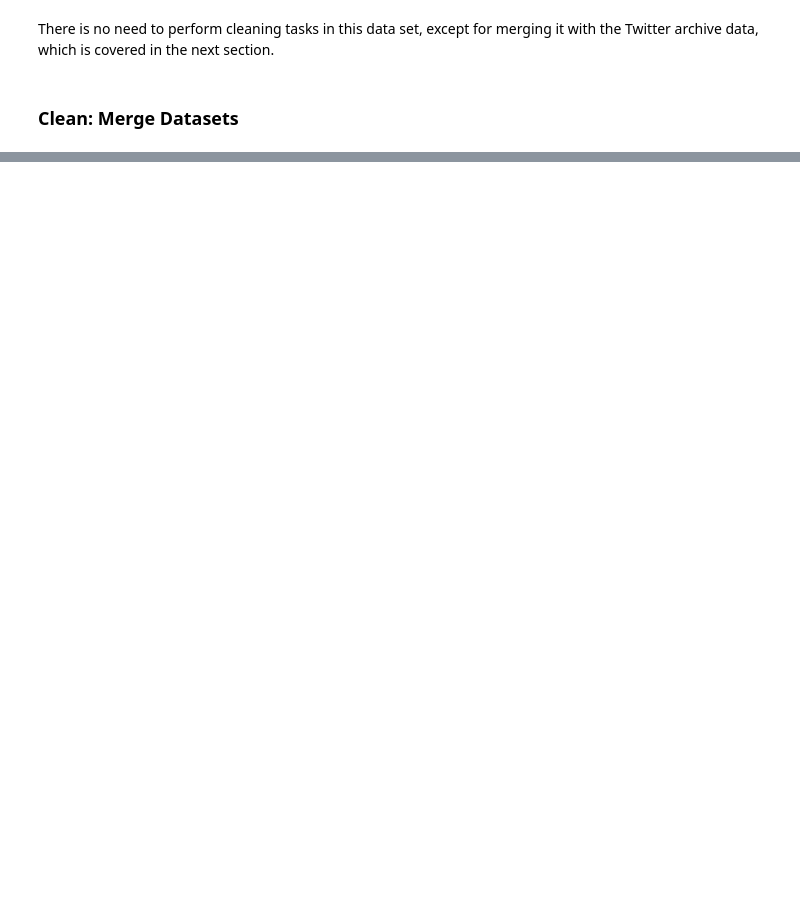
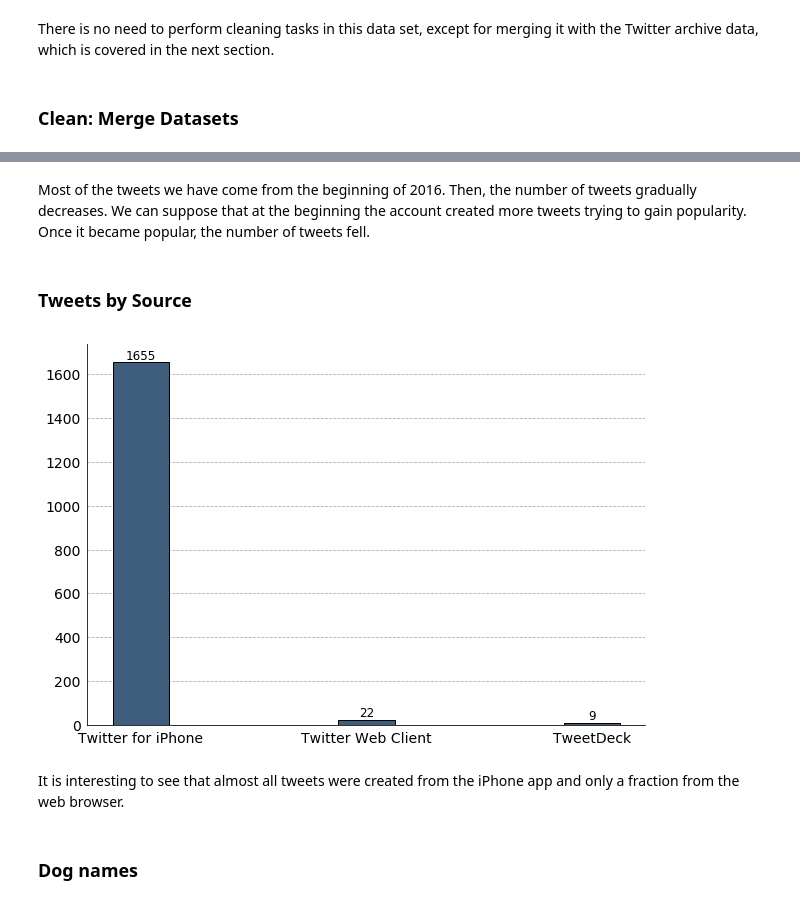
Before and after one commit to stembarb/DA--Wrangle-Analyze-WeRateDogs-Data, a Jupyter notebook: wrangle_act.ipynb, the cells around one changed output, grey strips where cells are left out. Drawn from its saved outputs; the diff is of its cells as text; code cells hidden in the pictures; blank space fills up the shorter version.

```diff
--- a/wrangle_act.ipynb
+++ b/wrangle_act.ipynb
@@ -928,0 +1142,18 @@ Analyze and visualize data using matplotlib.
+# %% [markdown]
+Most of the tweets we have come from the beginning of 2016. Then, the number of tweets gradually decreases. We can suppose that at the beginning the account created more tweets trying to gain popularity. Once it became popular, the number of tweets fell.
+# %% [markdown]
+### Tweets by Source
+# %%
+# get value counts and save as dataframe
+source_types = pd.DataFrame(df.source.value_counts())
+
+# plot
+plot_bar(source_types.index,
+         source_types.source,
+         width=0.25)
+# %% [output]
+[figure, added]
+# %% [markdown]
+It is interesting to see that almost all tweets were created from the iPhone app and only a fraction from the web browser.
+# %% [markdown]
+### Dog names
```
Also changed, not shown: parts of 77 cells of this notebook, 1 other file.
